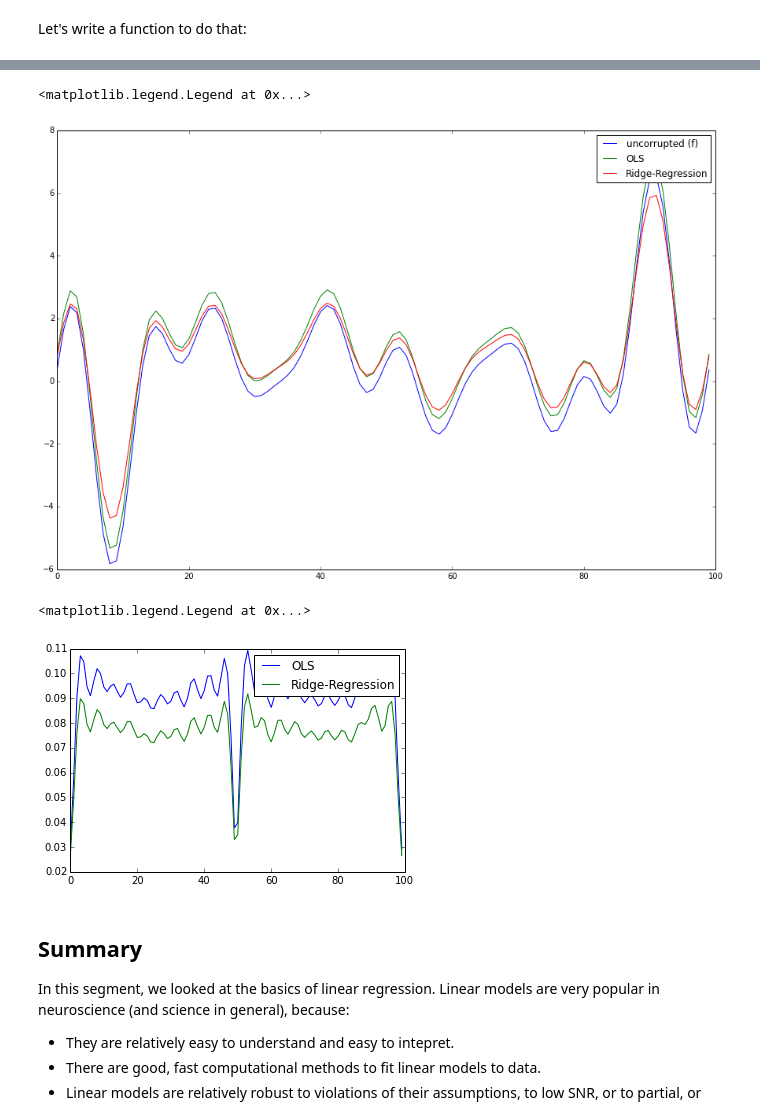
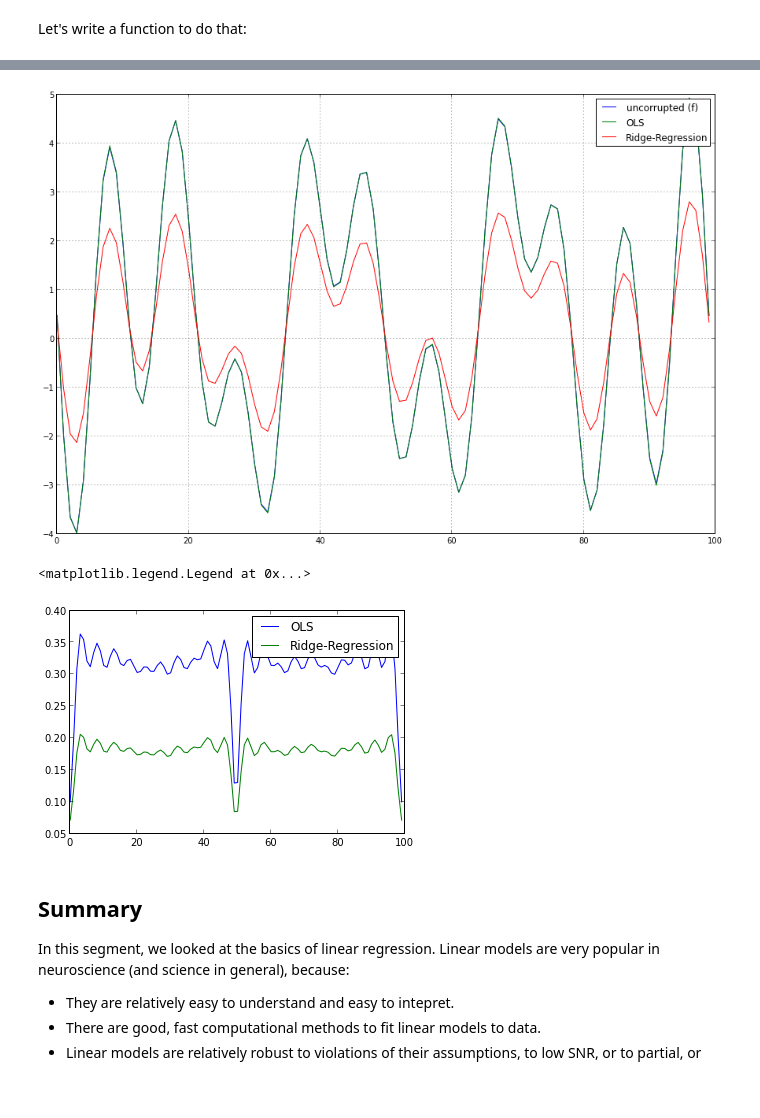
Before and after one commit to yoavfreund/UCSD_BigData, a Jupyter notebook: notebooks/regression/Regression.ipynb, the cells around one changed output, grey strips where cells are left out. Drawn from its saved outputs; the diff is of its cells as text; code cells hidden in the pictures; blank space fills up the shorter version.

```diff
--- a/notebooks/regression/Regression.ipynb
+++ b/notebooks/regression/Regression.ipynb
@@ -487,30 +487,30 @@ ax.set_ylabel(r'$\beta(Ridge)$')
 # %%
-Lambda=10
+Lambda=40
 H_ridge = np.dot(X, ridge_regression_matrix(X,Lambda))
 # %%
 y_hat = []
 y_hat_ridge = []
 
 for ii in range(1000):
-    y = f + np.random.rand(*f.shape)
+    y = f + np.random.randn(*f.shape)
     y_hat.append(np.dot(H, y))
     y_hat_ridge.append(np.dot(H_ridge, y))
 # %%
 plt.figure(1,figsize=(15,10),dpi=300)
 plot(f);
 plot(np.mean(y_hat,0));
 plot(np.mean(y_hat_ridge, 0));
 legend(['uncorrupted (f)','OLS','Ridge-Regression'])
+grid()
 # %% [output]
-<matplotlib.legend.Legend at 0x...>
-[figure, old version]
+[figure, new version]
 # %%
 plot(np.std(y_hat,0))
 plot(np.std(y_hat_ridge,0))
 legend(['OLS','Ridge-Regression'])
 # %% [output]
 <matplotlib.legend.Legend at 0x...>
-[figure, old version]
+[figure, new version]
 # %% [markdown]
 ## Summary
 
```
Also changed, not shown: parts of 19 cells of this notebook, 3 other files.
